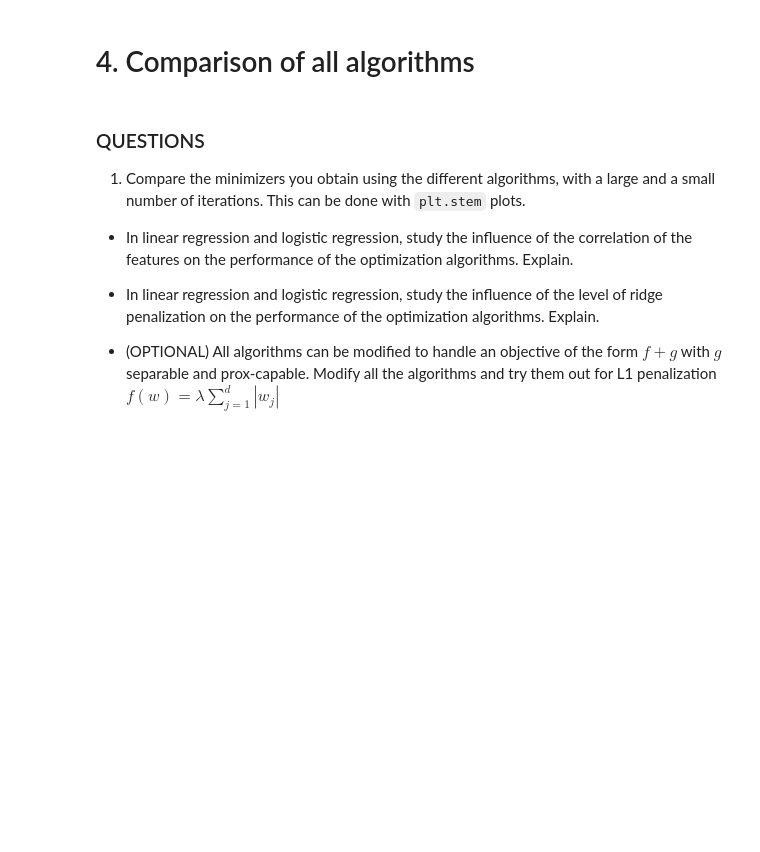
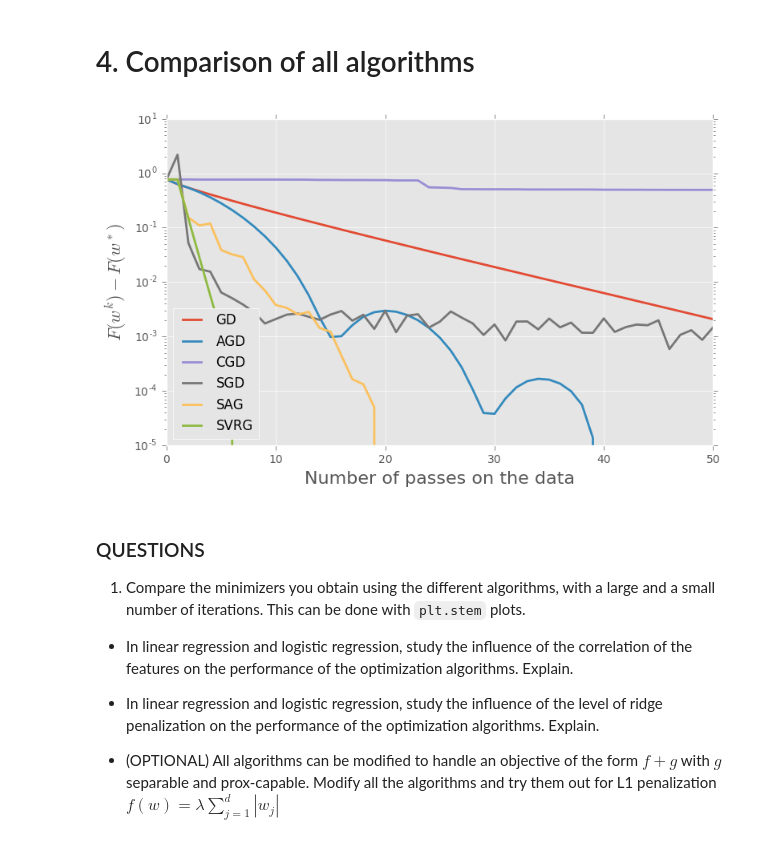
Before and after one commit to maeltr/MAP_ML_project, a Jupyter notebook: tp1_mael_trean_and_erwan_bourceret.ipynb, the cells around one changed output. Saved outputs shown, nothing was run; the diff lists cells and outputs as text; code cells hidden in the pictures; blank space fills up the shorter version.

```diff
--- a/tp1_mael_trean_and_erwan_bourceret.ipynb
+++ b/tp1_mael_trean_and_erwan_bourceret.ipynb
@@ -54,6 +54,7 @@ We'll start by generating sparse vectors and simulating data
 import numpy as np
 import matplotlib.pyplot as plt
 
+plt.style.use('ggplot')
 %matplotlib inline
 
 np.set_printoptions(precision=2)  # to have simpler print outputs with numpy
@@ -597,20 +684,22 @@ callback_long = inspector(model, n_iter=1000, verbose=False)
 w_cgd = cgd(model, w0, n_iter=1000, callback=callback_long, verbose=False)
 obj_min = callback_long.objectives[-1]
 # %%
-plt.figure(figsize=(6, 5))
+plt.figure(figsize=(8, 5))
 plt.yscale("log")
 
 for callback, name in zip(callbacks, names):
     objectives = np.array(callback.objectives)
     objectives_dist = objectives - obj_min
     plt.plot(objectives_dist, label=name, lw=2)
 
 plt.tight_layout()
 plt.xlim((0, n_iter))
 plt.xlabel("Number of passes on the data", fontsize=16)
 plt.ylabel(r"$F(w^k) - F(w^*)$", fontsize=16)
 plt.legend(loc='lower left')
 plt.tight_layout()
+# %% [output]
+[figure, added]
 # %% [markdown]
 ### QUESTIONS
 
```
Also changed, not shown: parts of 18 cells of this notebook.
